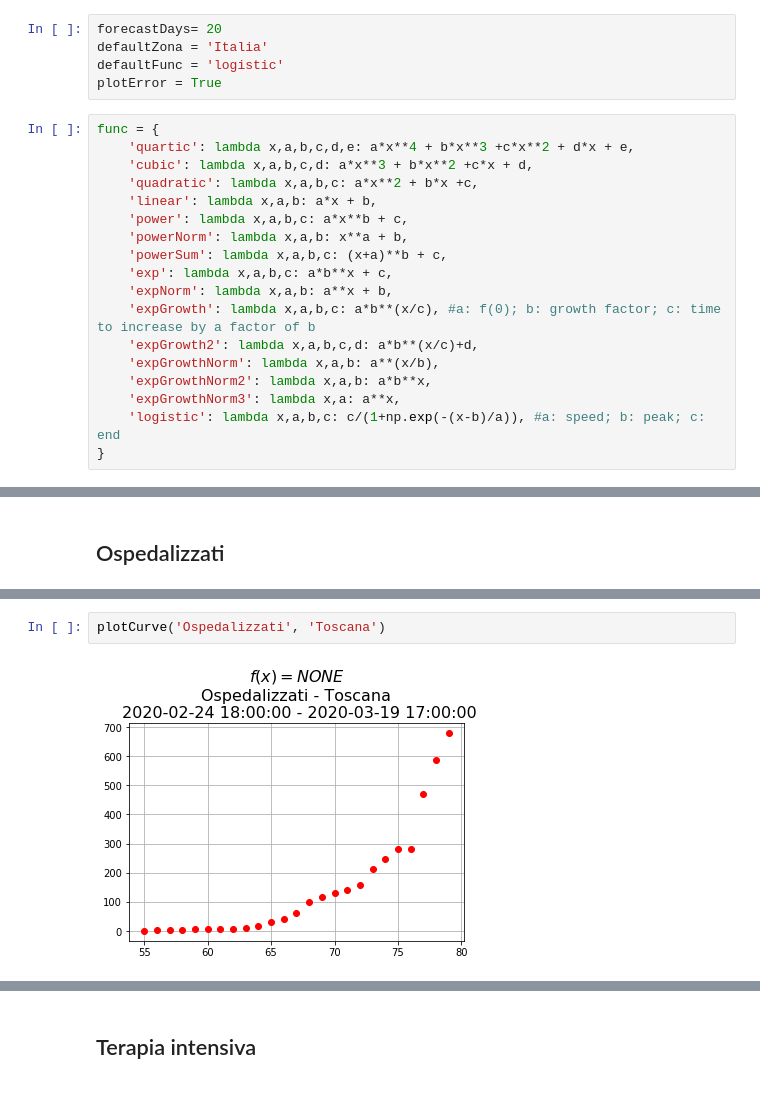
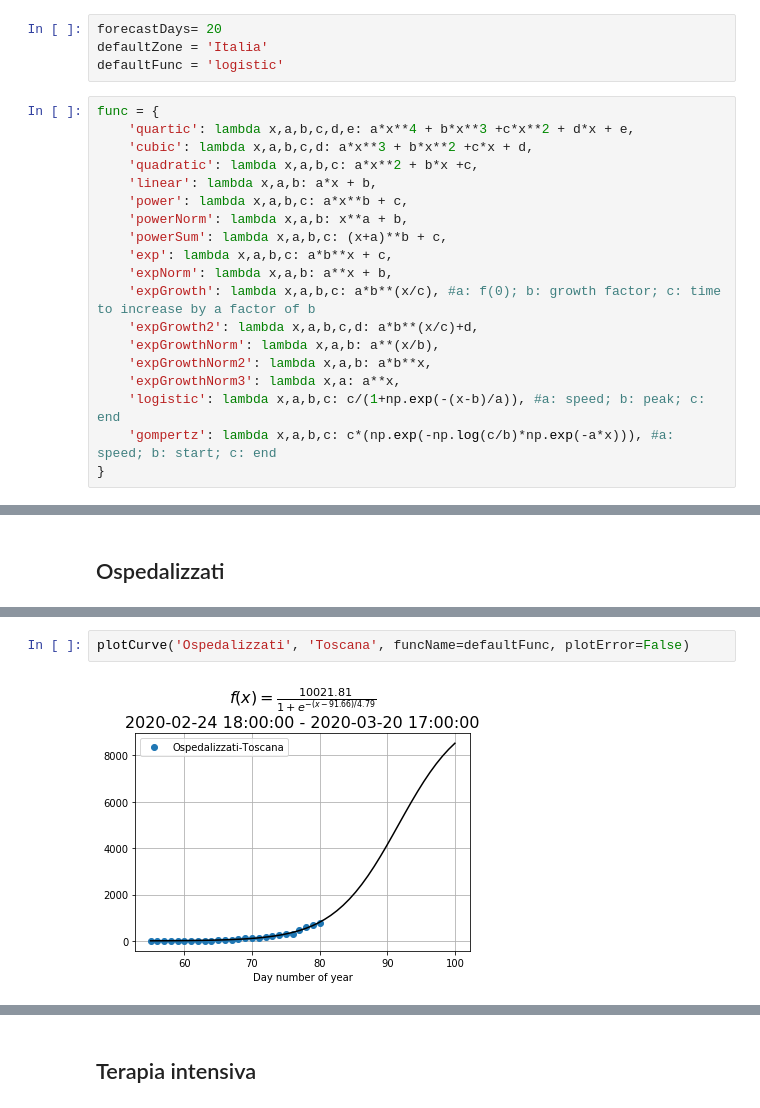
Before and after one commit to trianam/covidFit, a Jupyter notebook: fit.ipynb, the cells around one changed output, grey strips where cells are left out. Saved outputs shown, nothing was run; the diff lists cells and outputs as text.

```diff
--- a/fit.ipynb
+++ b/fit.ipynb
@@ -9,9 +9,8 @@ from sympy.core.evaluate import evaluate
 import math
 # %%
 forecastDays= 20
-defaultZona = 'Italia'
+defaultZone = 'Italia'
 defaultFunc = 'logistic'
-plotError = True
 # %%
 func = {
     'quartic': lambda x,a,b,c,d,e: a*x**4 + b*x**3 +c*x**2 + d*x + e,
@@ -29,6 +28,7 @@ func = {
     'expGrowthNorm2': lambda x,a,b: a*b**x,
     'expGrowthNorm3': lambda x,a: a**x,
     'logistic': lambda x,a,b,c: c/(1+np.exp(-(x-b)/a)), #a: speed; b: peak; c: end
+    'gompertz': lambda x,a,b,c: c*(np.exp(-np.log(c/b)*np.exp(-a*x))), #a: speed; b: start; c: end
 }
 # %%
 values = {
@@ -104,7 +114,7 @@ plotCurve('Ospedalizzati', 'Lombardia', funcName=defaultFunc)
 # %%
-plotCurve('Ospedalizzati', 'Toscana')
+plotCurve('Ospedalizzati', 'Toscana', funcName=defaultFunc, plotError=False)
 # %% [output]
-[figure, old version]
+[figure, new version]
 # %%
 plotCurve('Ospedalizzati', funcName=defaultFunc)
 # %% [output]
```
Also changed, not shown: parts of 19 cells of this notebook.
